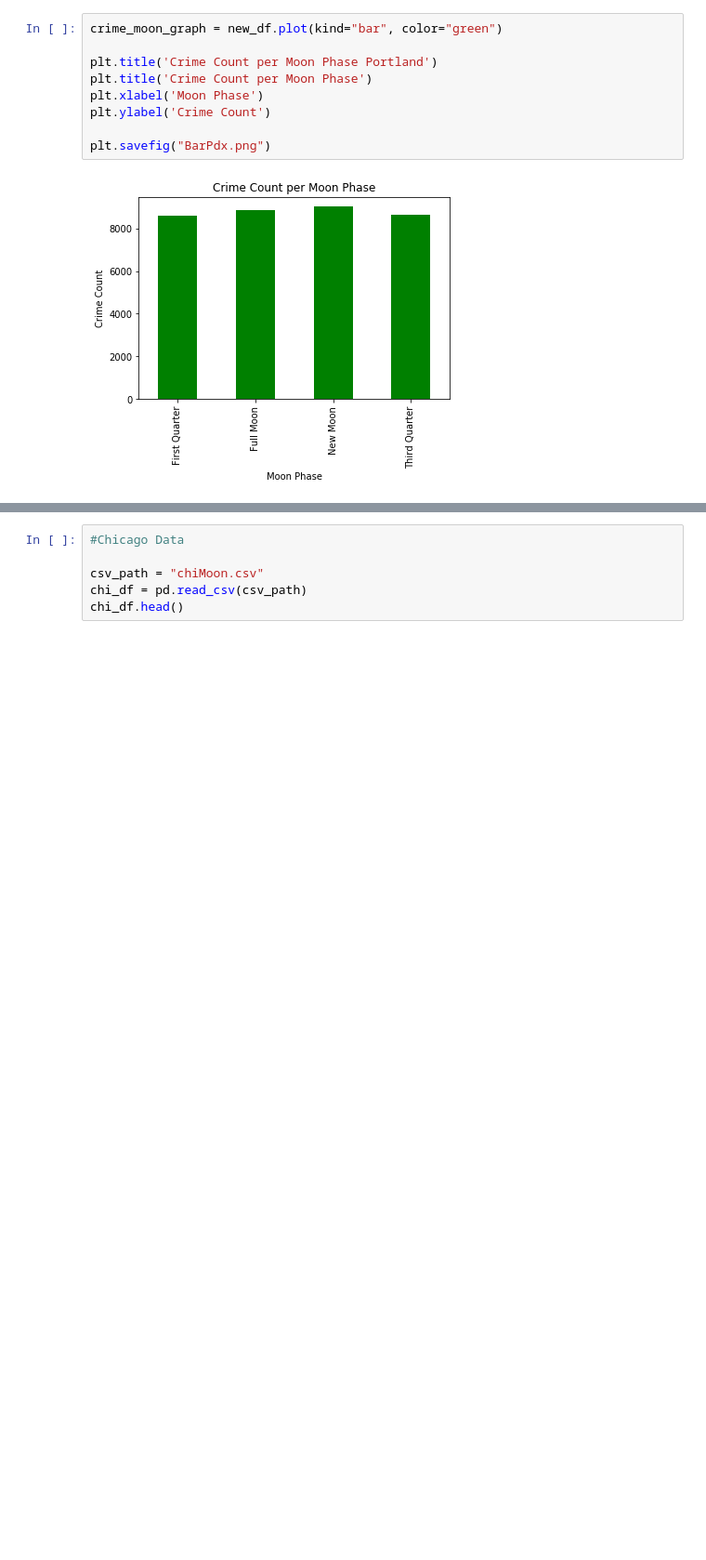
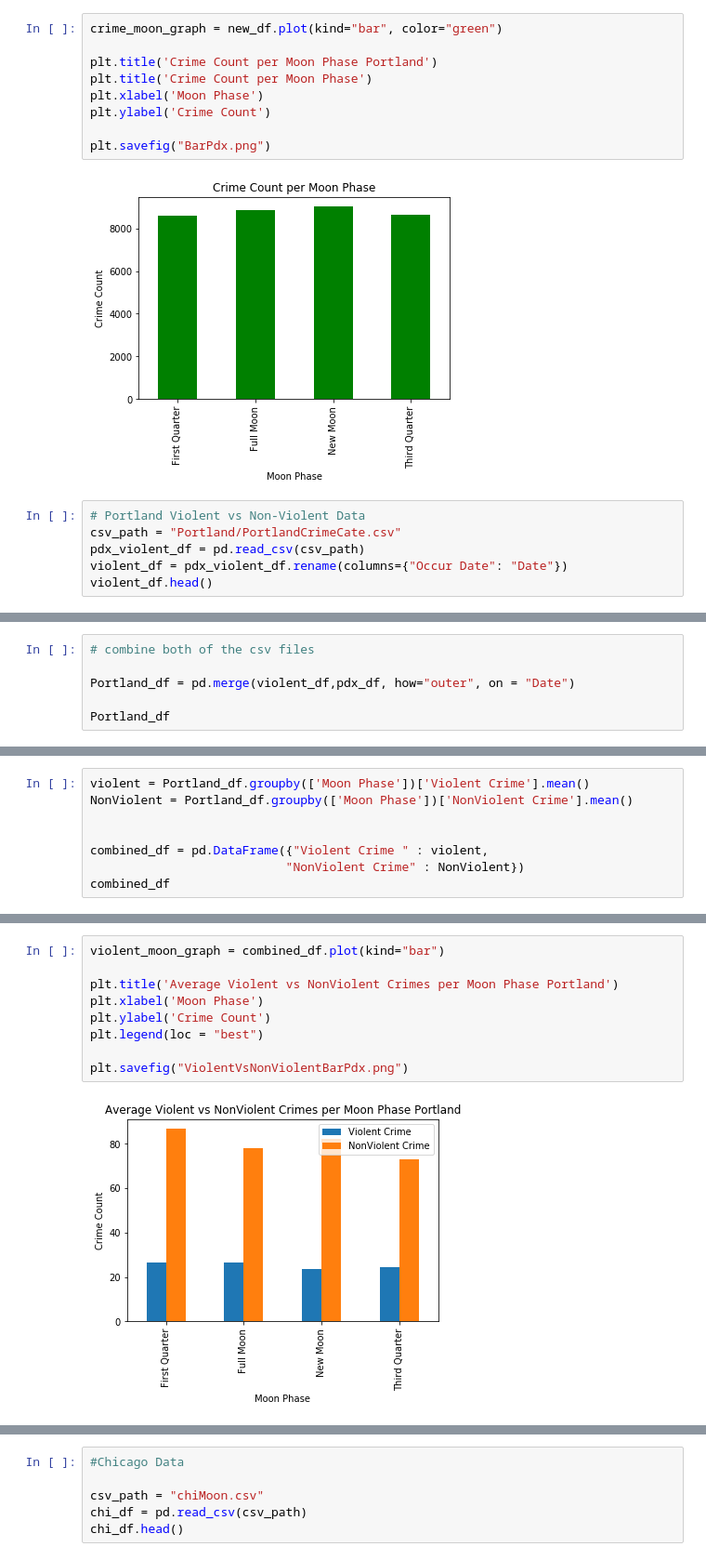
Before and after one commit to NHigs58/Project-1-, a Jupyter notebook: Graphs.ipynb, the cells around one changed output, grey strips where cells are left out. Shown: that part at 93% size. Cells and saved outputs as stored; diff of their text form; blank space fills up the shorter version.

```diff
--- a/Graphs.ipynb
+++ b/Graphs.ipynb
@@ -85,3 +147,9 @@ plt.ylabel('Crime Count')
 plt.savefig("BarPdx.png")
 # %% [output]
 [figure]
+# %%
+# Portland Violent vs Non-Violent Data
+csv_path = "Portland/PortlandCrimeCate.csv"
+pdx_violent_df = pd.read_csv(csv_path)
+violent_df = pdx_violent_df.rename(columns={"Occur Date": "Date"})
+violent_df.head()
@@ -87,0 +163,6 @@ plt.savefig("BarPdx.png")
+# %%
+# combine both of the csv files
+
+Portland_df = pd.merge(violent_df,pdx_df, how="outer", on = "Date")
+
+Portland_df
@@ -87,0 +183,8 @@ plt.savefig("BarPdx.png")
+# %%
+violent = Portland_df.groupby(['Moon Phase'])['Violent Crime'].mean()
+NonViolent = Portland_df.groupby(['Moon Phase'])['NonViolent Crime'].mean()
+
+
+combined_df = pd.DataFrame({"Violent Crime " : violent,
+                           "NonViolent Crime" : NonViolent})
+combined_df
@@ -87,0 +198,11 @@ plt.savefig("BarPdx.png")
+# %%
+violent_moon_graph = combined_df.plot(kind="bar")
+
+plt.title('Average Violent vs NonViolent Crimes per Moon Phase Portland')
+plt.xlabel('Moon Phase')
+plt.ylabel('Crime Count')
+plt.legend(loc = "best")
+
+plt.savefig("ViolentVsNonViolentBarPdx.png")
+# %% [output]
+[figure, added]
```
Also changed, not shown: parts of 17 cells of this notebook, 5 other files.
